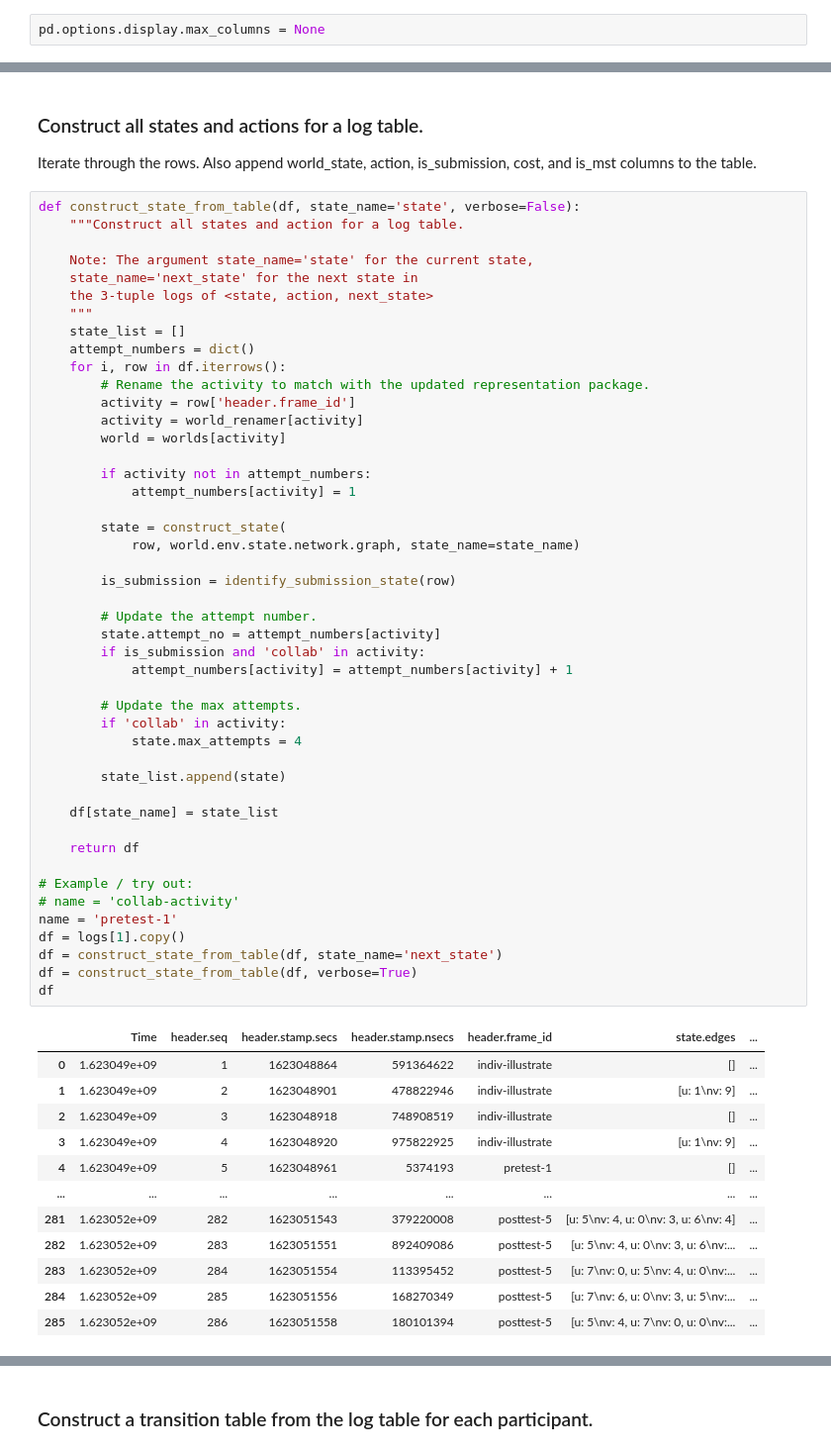
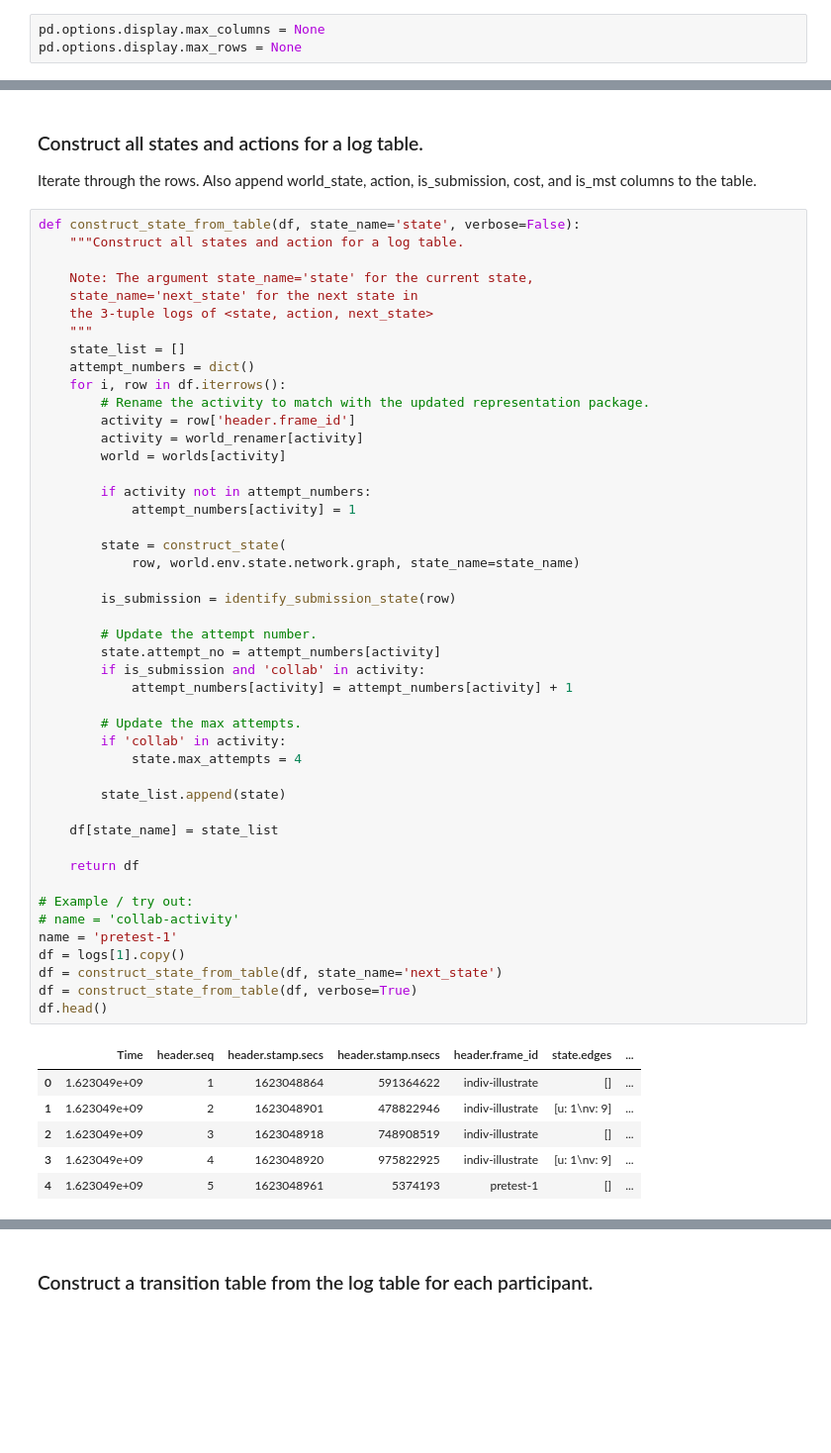
Before and after one commit to utku-norman/justhink-preexp-analysis, a Jupyter notebook: analysis/tools/2_construct_transition_data_from_log_tables.ipynb, the cells around one changed output, grey strips where cells are left out. Shown: that part at 99% size. Saved outputs shown, nothing was run; the diff lists cells and outputs as text; blank space fills up the shorter version.

```diff
--- a/analysis/tools/2_construct_transition_data_from_log_tables.ipynb
+++ b/analysis/tools/2_construct_transition_data_from_log_tables.ipynb
@@ -15,6 +15,7 @@ from justhink_world.agent import Human, Robot
 from justhink_world.domain.action import *
 # %%
 pd.options.display.max_columns = None
+pd.options.display.max_rows = None
 # %% [markdown]
 ### Define paths.
 # %%
@@ -254,37 +262,31 @@ def construct_state_from_table(df, state_name='state', verbose=False):
         is_submission = identify_submission_state(row)
 
         # Update the attempt number.
         state.attempt_no = attempt_numbers[activity]
         if is_submission and 'collab' in activity:
             attempt_numbers[activity] = attempt_numbers[activity] + 1
 
         # Update the max attempts.
         if 'collab' in activity:
             state.max_attempts = 4
 
         state_list.append(state)
 
     df[state_name] = state_list
 
     return df
 
 # Example / try out:
 # name = 'collab-activity'
 name = 'pretest-1'
 df = logs[1].copy()
 df = construct_state_from_table(df, state_name='next_state')
 df = construct_state_from_table(df, verbose=True)
-df
+df.head()
 # %% [output]
 |  | Time | header.seq | header.stamp.secs | header.stamp.nsecs | header.frame_id | state.edges | ... |
 | 0 | 1.623049e+09 | 1 | 1623048864 | 591364622 | indiv-illustrate | [] | ... |
 | 1 | 1.623049e+09 | 2 | 1623048901 | 478822946 | indiv-illustrate | [u: 1\nv: 9] | ... |
 | 2 | 1.623049e+09 | 3 | 1623048918 | 748908519 | indiv-illustrate | [] | ... |
 | 3 | 1.623049e+09 | 4 | 1623048920 | 975822925 | indiv-illustrate | [u: 1\nv: 9] | ... |
 | 4 | 1.623049e+09 | 5 | 1623048961 | 5374193 | pretest-1 | [] | ... |
-| ... | ... | ... | ... | ... | ... | ... | ... |
-| 281 | 1.623052e+09 | 282 | 1623051543 | 379220008 | posttest-5 | [u: 5\nv: 4, u: 0\nv: 3, u: 6\nv: 4] | ... |
-| 282 | 1.623052e+09 | 283 | 1623051551 | 892409086 | posttest-5 | [u: 5\nv: 4, u: 0\nv: 3, u: 6\nv:... | ... |
-| 283 | 1.623052e+09 | 284 | 1623051554 | 113395452 | posttest-5 | [u: 7\nv: 0, u: 5\nv: 4, u: 0\nv:... | ... |
-| 284 | 1.623052e+09 | 285 | 1623051556 | 168270349 | posttest-5 | [u: 7\nv: 6, u: 0\nv: 3, u: 5\nv:... | ... |
-| 285 | 1.623052e+09 | 286 | 1623051558 | 180101394 | posttest-5 | [u: 5\nv: 4, u: 7\nv: 0, u: 0\nv:... | ... |
```
Also changed, not shown: parts of 5 cells of this notebook, 27 other files.
